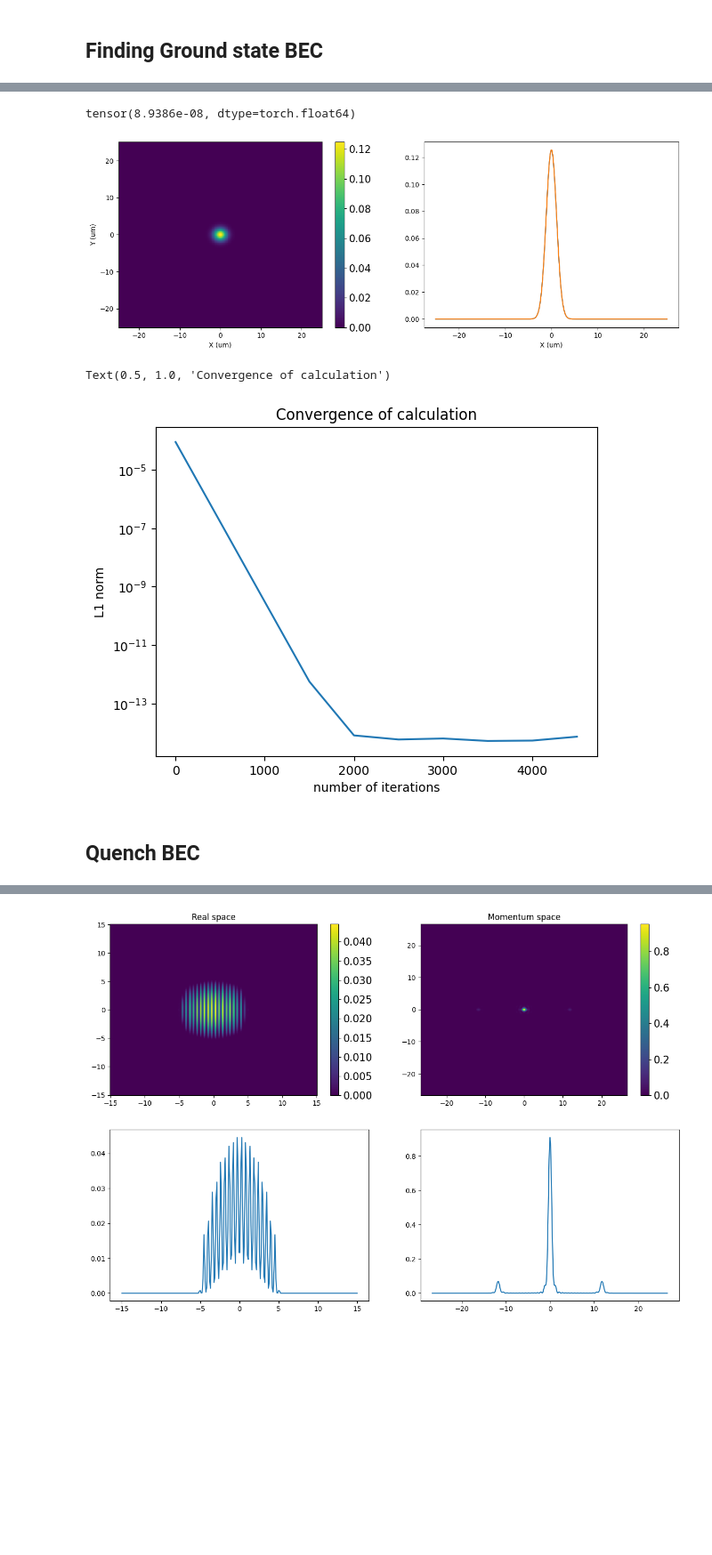
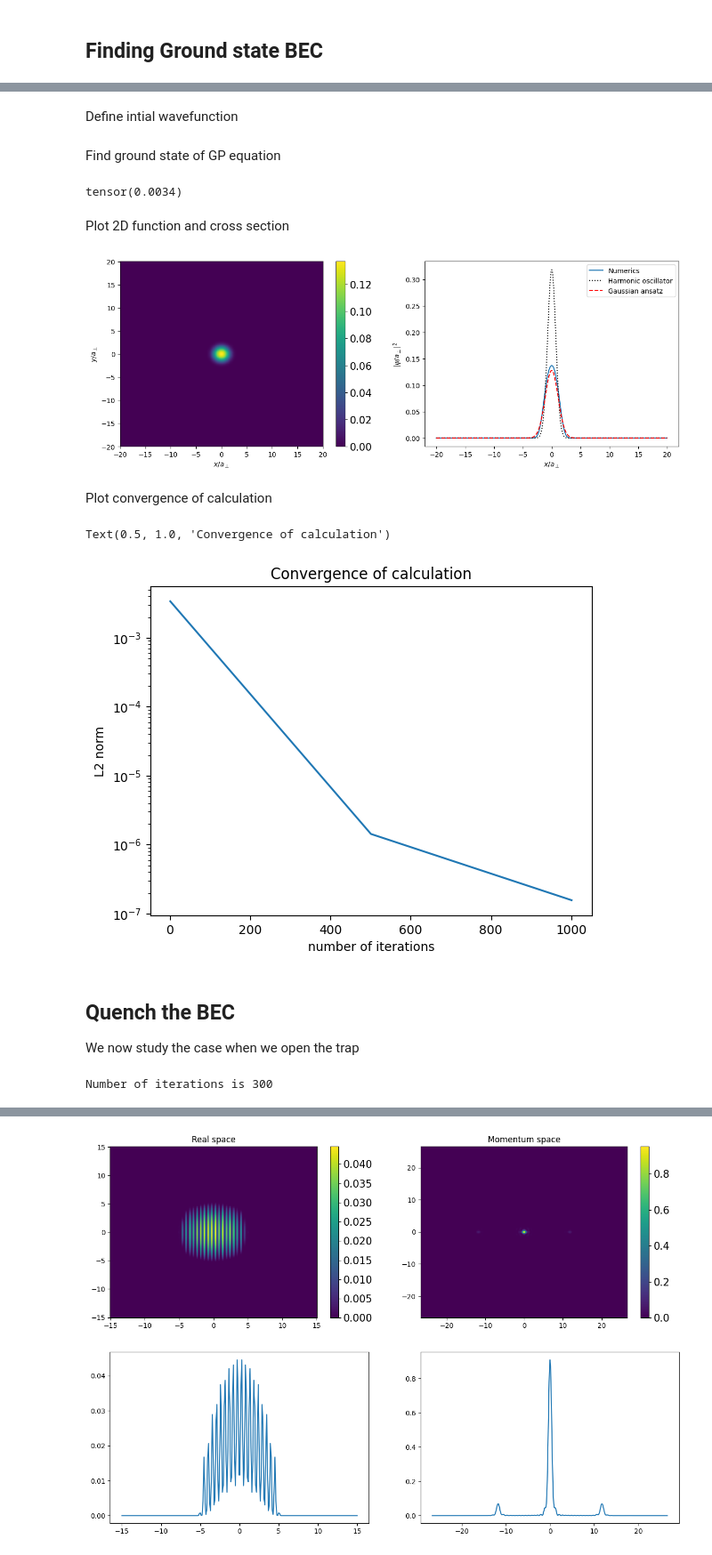
Before and after one commit to quantumatomoptic/heliumtools, a Jupyter notebook: heliumtools/simulation/GPE/test.ipynb, the cells around one changed output, grey strips where cells are left out. Shown at 89% size. Cells and saved outputs as stored; diff of their text form; code cells hidden in the pictures; blank space fills up the shorter version.

```diff
--- a/heliumtools/simulation/GPE/test.ipynb
+++ b/heliumtools/simulation/GPE/test.ipynb
@@ -31,0 +481,2 @@ trap = potentials.Trap(omegax = 1e3, omegay = 1e3)
+# %% [markdown]
+Define intial wavefunction
@@ -32,39 +487,62 @@ trap = potentials.Trap(omegax = 1e3, omegay = 1e3)
+# %% [markdown]
+Find ground state of GP equation
 # %%
-convergence = call.L1Norm(compute_every = 500, print_every = 1e4)
-bec.ground_state(potentials=[trap,contact], N_iterations=5e3,callbacks=[convergence])
+# define function that measures convergence of calculation
+CP = 500
+convergence = call.L2Norm(compute_every = CP, print_every = 1e4)
+
+# find the ground state
+Nit = 1.5e3
+bec.ground_state(potentials=[trap,contact], N_iterations=Nit,callbacks=[convergence])
 # %% [output]
-tensor(8.9386e-08, dtype=torch.float64)
+tensor(0.0034)
+# %% [markdown]
+Plot 2D function and cross section
 # %%
 fig, ax = plt.subplots(nrows= 1 , ncols=2,figsize = (15,5))
 
 
-# plot
-im = ax[0].pcolormesh(bec.X*bec.adim_length*1e6,bec.Y*bec.adim_length*1e6, bec.density)
+""" 2D plot """
+im = ax[0].pcolormesh(bec.X,bec.Y, bec.density)
 cbar = fig.colorbar(im, ax = ax[0])
 for s in cbar.ax.get_yticklabels():
     s.set_fontsize(15)
 
-ax[1].plot(bec.X[0]*bec.adim_length*1e6,bec.density[int(len(bec.density)/2)])
+ax[1].plot(bec.X[0],bec.density[int(len(bec.density)/2)],label = "Numerics")
+
+""" 1D plot along diagonal """
 
 # plot original guess which is the quantum harmonic oscillator
-ax[1].plot(bec.X[0]*bec.adim_length*1e6,phiHarmonic[int(len(phiHarmonic)/2)]**2)
+phiHarmonic = HarmonicGroundState(bec.X,bec.Y,omegaTrap,bec,"2D")
+ax[1].plot(bec.X[0],phiHarmonic[int(len(phiHarmonic)/2)]**2,label = "Harmonic oscillator",color = "black" , ls = "dotted")
 
-ax[0].set_xlabel("X (um)")
-ax[0].set_ylabel("Y (um)")
-ax[1].set_xlabel("X (um)")
+# plot gaussian ansatz
+ansatz = GaussianAnsatz(bec.X,bec.Y,omegaTrap,n1)
+ax[1].plot(bec.X[0],ansatz[int(len(ansatz)/2)]**2,label = "Gaussian ansatz",color = "red" , ls = "dashed")
+
+
+ax[0].set_xlabel(r"$x/a_{\bot}$")
+ax[0].set_ylabel(r"$y/a_{\bot}$")
+ax[1].set_xlabel(r"$x/a_{\bot}$")
+ax[1].set_ylabel(r"$|\psi/a_{\bot}|^2$")
+ax[1].legend()
 
 plt.show()
 # %% [output]
-[figure, old version]
+[figure, new version]
+# %% [markdown]
+Plot convergence of calculation
 # %%
-plt.plot(np.arange(1,5e3+1,500),convergence.norms)
+plt.plot(np.arange(1,Nit+1,CP),convergence.norms)
 plt.xlabel("number of iterations")
-plt.ylabel("L1 norm")
+plt.ylabel("L2 norm")
 plt.yscale("log")
 plt.title("Convergence of calculation")
 # %% [output]
 Text(0.5, 1.0, 'Convergence of calculation')
-[figure, old version]
+[figure, new version]
 # %% [markdown]
-## Quench BEC
+## Quench the BEC
+
+We now study the case when we open the trap
 # %%
@@ -73 +556,13 @@ trap = potentials.Trap(omegax=depth, omegay=depth)
+# %%
+# beggining of simulation is
+# define end of calculation array
+tFinal = 1.5e-3
+# define calculation step
+step = 5e-6
+# compute number of iterations
+Nit = round(tFinal/step)
+
+print("Number of iterations is "+str(Nit))
+# %% [output]
+Number of iterations is 300
 # %%
```
Also changed, not shown: parts of 87 cells of this notebook, 10 other files.
